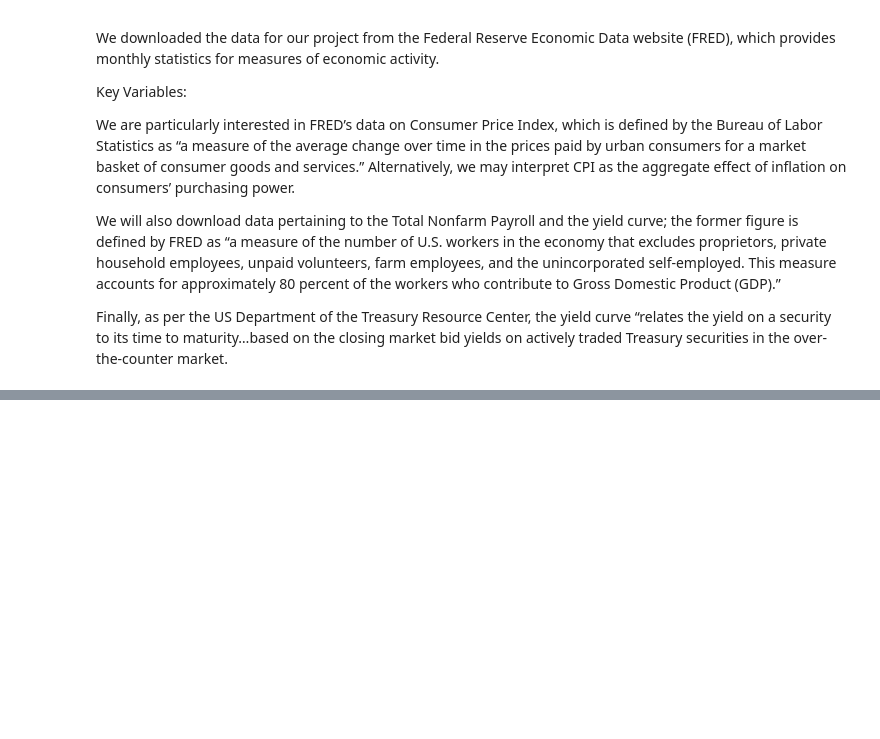
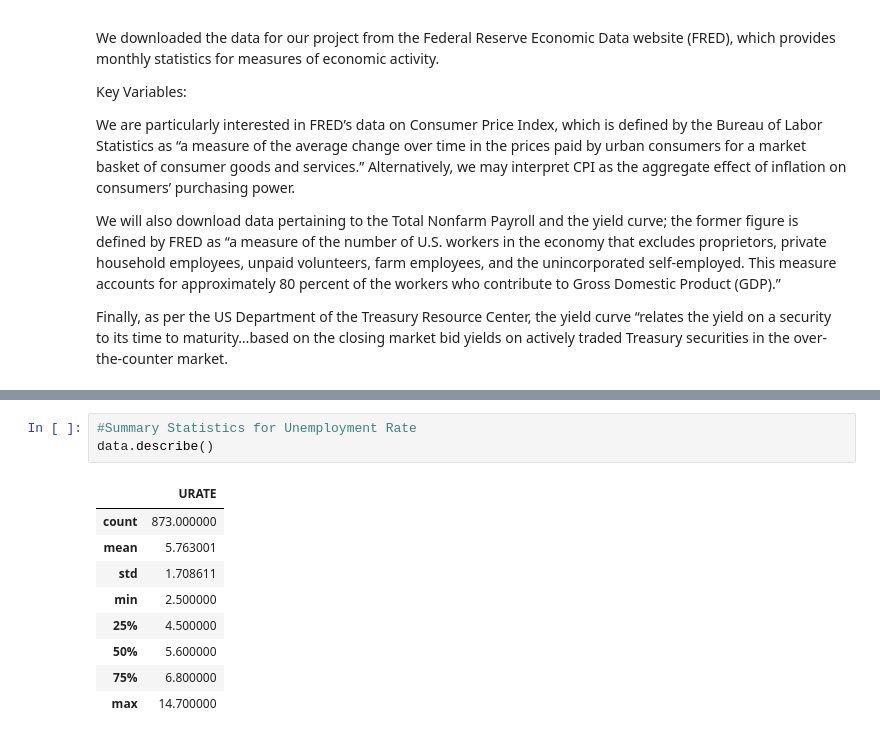
Before and after one commit to JaimeCabezon/project2, a Jupyter notebook: Project 2.ipynb, the cells around one changed output, grey strips where cells are left out. Drawn from its saved outputs; the diff is of its cells as text; blank space fills up the shorter version.

```diff
--- a/Project 2.ipynb
+++ b/Project 2.ipynb
@@ -27,0 +59,13 @@
+# %%
+#Summary Statistics for Unemployment Rate
+data.describe()
+# %% [output]
+|  | URATE |
+| count | 873.000000 |
+| mean | 5.763001 |
+| std | 1.708611 |
+| min | 2.500000 |
+| 25% | 4.500000 |
+| 50% | 5.600000 |
+| 75% | 6.800000 |
+| max | 14.700000 |
```
Also changed, not shown: parts of 5 cells of this notebook.
